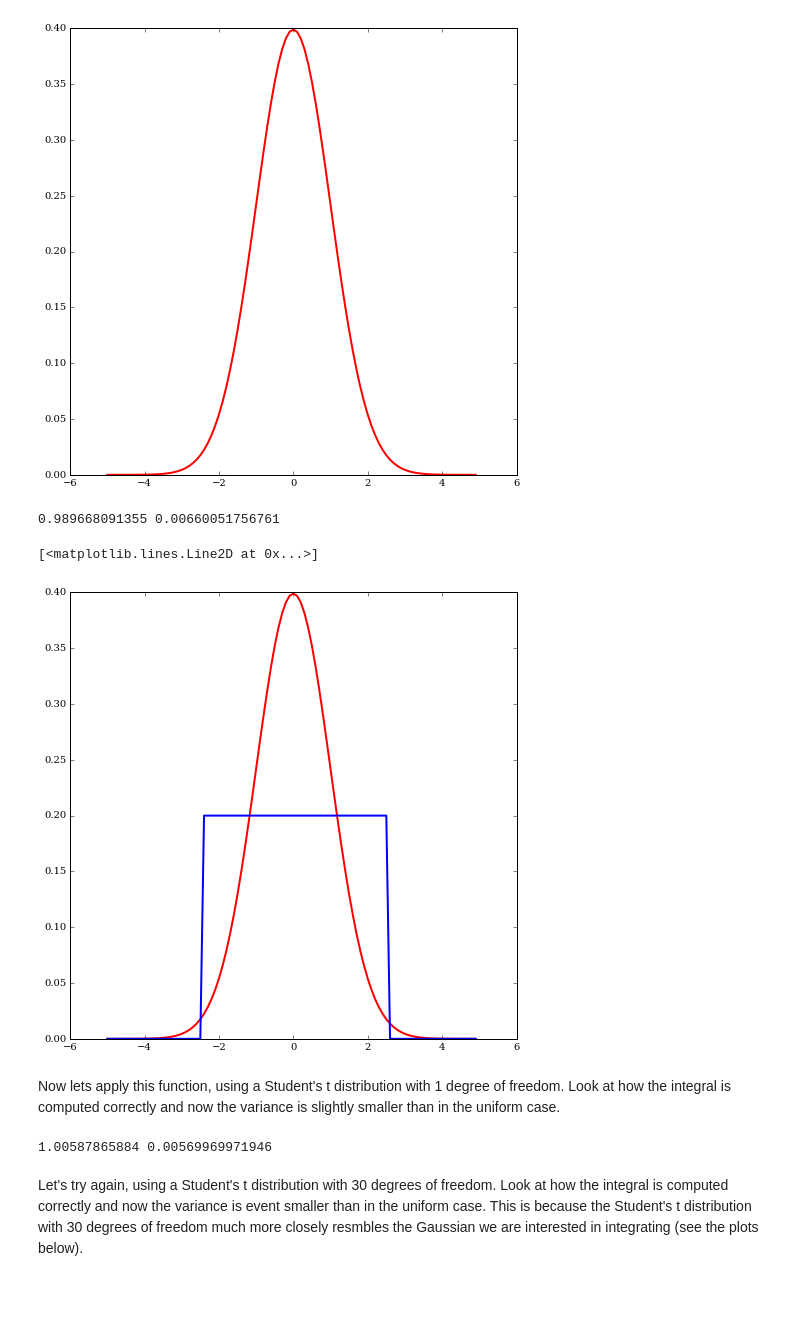
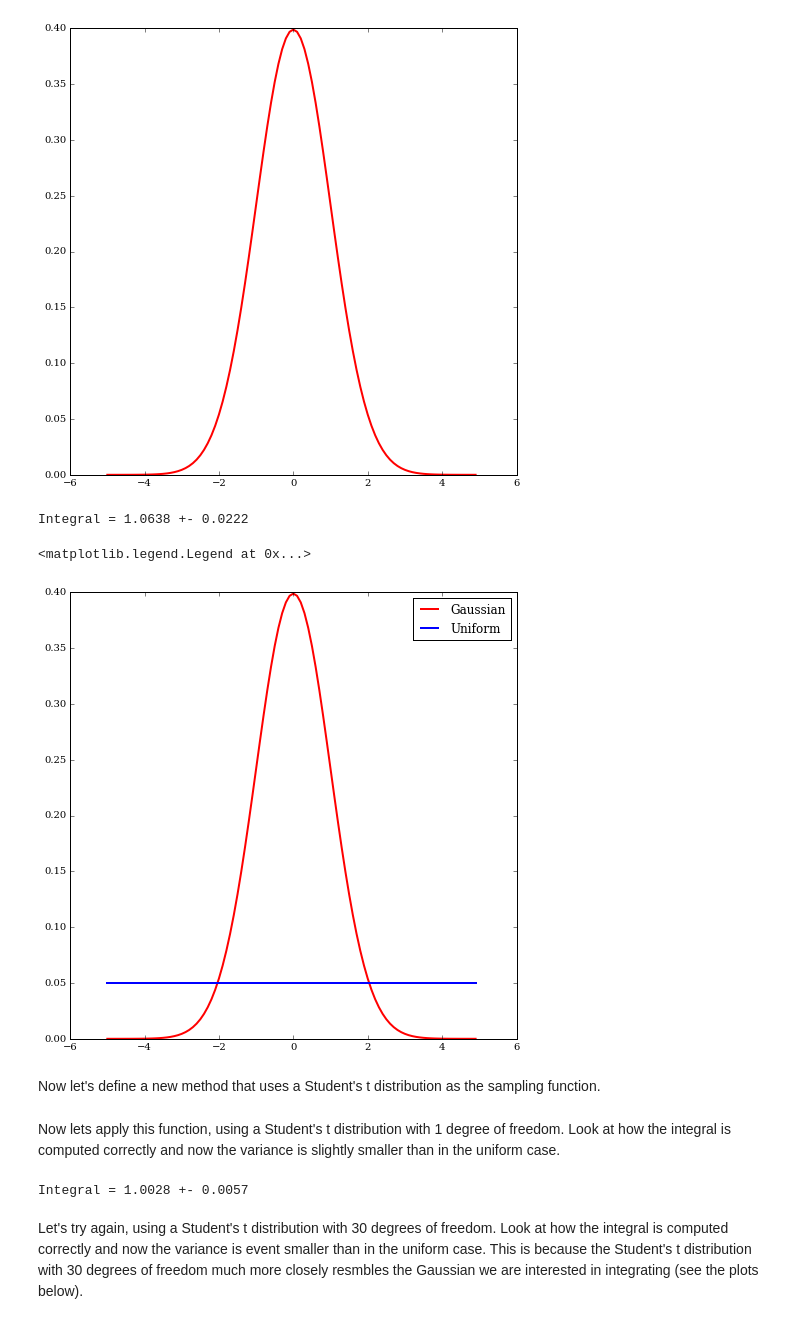
Before and after one commit to gcowan/gcowan.github.io, a Jupyter notebook: notebooks/Monte_Carlo_Integration.ipynb, the cells around one changed output. Drawn from its saved outputs; the diff is of its cells as text; code cells hidden in the pictures; blank space fills up the shorter version.

Commit message:
Updated MC integration to show variance change with importance sampling

```diff
--- a/notebooks/Monte_Carlo_Integration.ipynb
+++ b/notebooks/Monte_Carlo_Integration.ipynb
@@ -41,20 +42,24 @@ def uniform_sampling( a, b, N ):
     return integral, variance
 # %%
 N = 10000
-a = -2.5
-b = +2.5
+a = -10
+b = +10
 integral, variance = uniform_sampling( a, b, N )
 # %%
-print integral, variance
+print "Integral = %0.4f +- %0.4f" % (integral, variance)
 # %% [output]
-0.989668091355 0.00660051756761
+Integral = 1.0638 +- 0.0222
 # %%
-plt.plot(bins, gauss(mu, sigma, bins), linewidth=2, color='r')
 from scipy.stats import uniform
-plt.plot(bins, uniform.pdf(bins, -2.5, 5), lw=2)
+ax = pylab.axes()
+ax.plot(bins, gauss(mu, sigma, bins), linewidth=2, color='r', label = 'Gaussian')
+ax.plot(bins, uniform.pdf(bins, a, b-a), lw=2, label = 'Uniform')
+ax.legend()
 # %% [output]
-[<matplotlib.lines.Line2D at 0x...>]
+<matplotlib.legend.Legend at 0x...>
-[figure, old version]
+[figure, new version]
+# %% [markdown]
+Now let's define a new method that uses a Student's t distribution as the sampling function.
 # %%
 def importance_sampling( df, N ):
     """Function to evaluate integral using MC importance sampling with a Student's t distribution"""
@@ -70,9 +75,9 @@ def importance_sampling( df, N ):
 Now lets apply this function, using a Student's t distribution with 1 degree of freedom. Look at how the integral is computed correctly and now the variance is slightly smaller than in the uniform case.
 # %%
 integral, variance = importance_sampling( 1, N )
-print integral, variance
+print "Integral = %0.4f +- %0.4f" % (integral, variance)
 # %% [output]
-1.00587865884 0.00569969971946
+Integral = 1.0028 +- 0.0057
 # %% [markdown]
 Let's try again, using a Student's t distribution with 30 degrees of freedom. Look at how the integral is computed correctly and now the variance is event smaller than in the uniform case. This is because the Student's t distribution with 30 degrees of freedom much more closely resmbles the Gaussian we are interested in integrating (see the plots below).
 # %%
```
Also changed, not shown: parts of 9 cells of this notebook.
